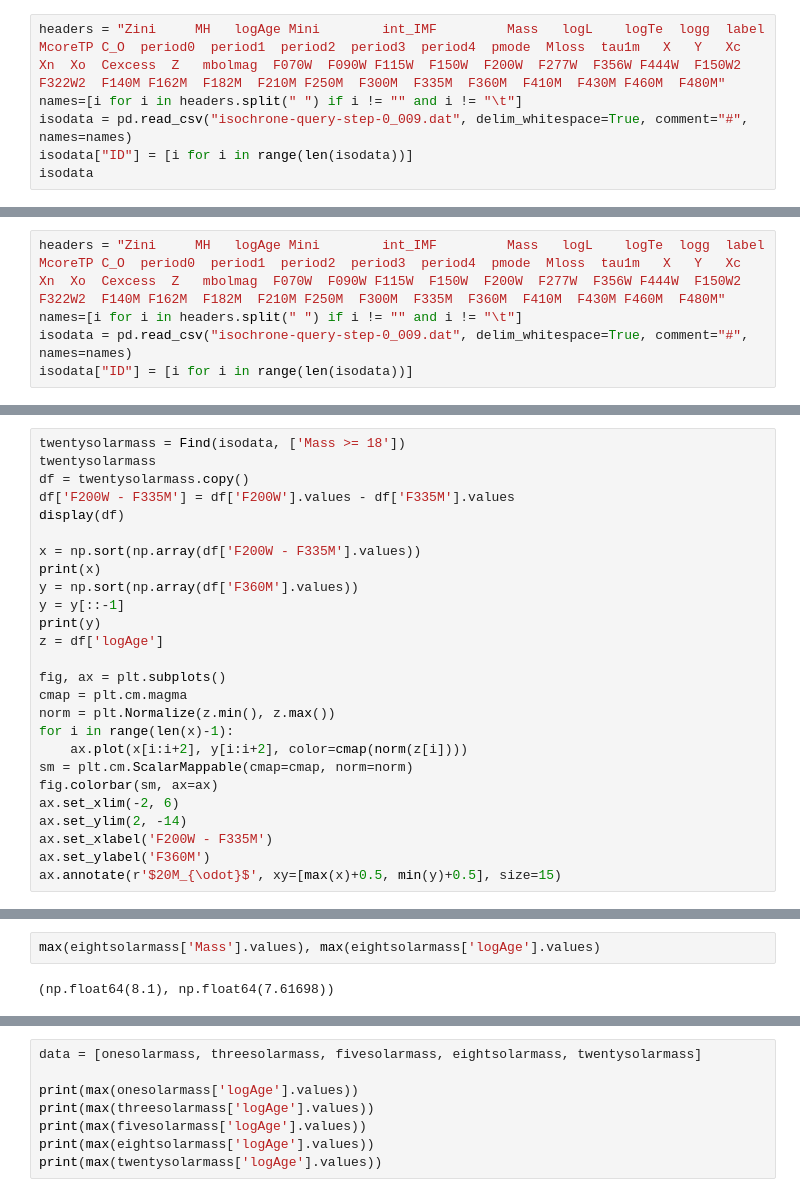
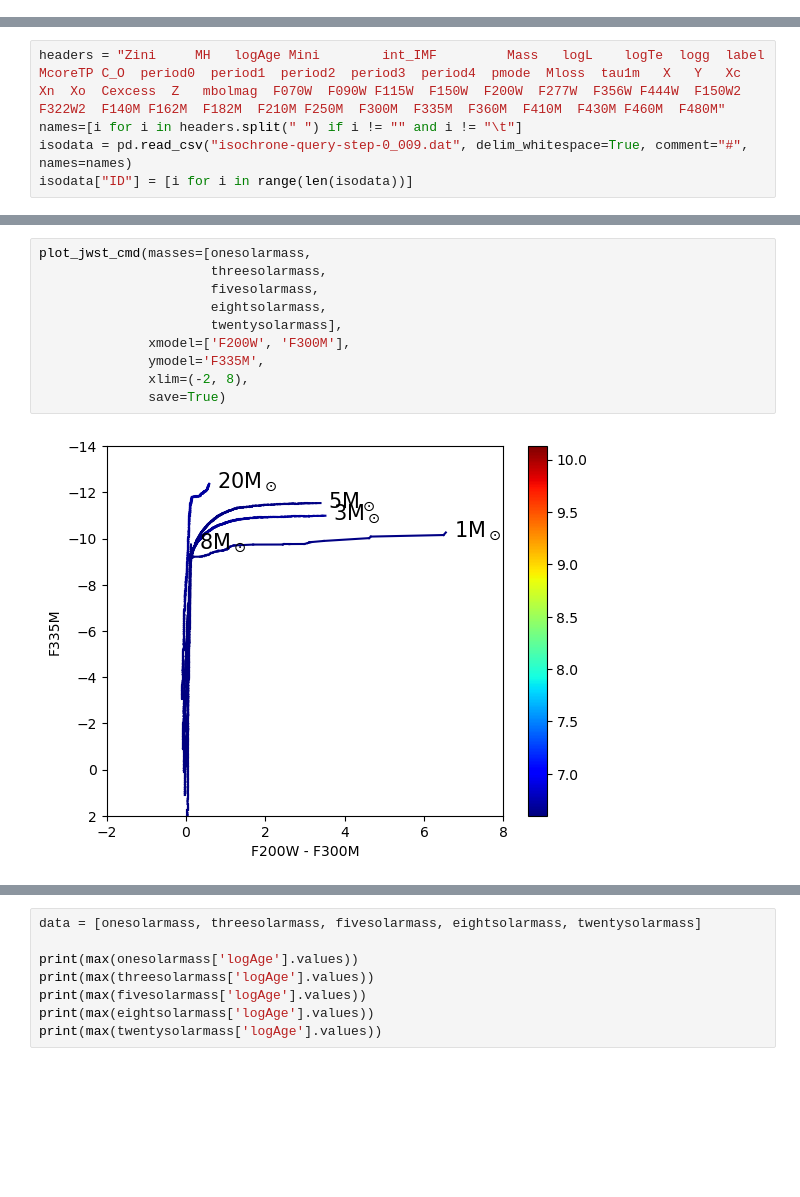
Before and after one commit to devkhullar/querx, a Jupyter notebook: models.ipynb, the cells around one changed output, grey strips where cells are left out. Drawn from its saved outputs; the diff is of its cells as text; blank space fills up the shorter version.

Commit message:
Clean up notebook and write functions for making CMD for JWST

```diff
--- a/models.ipynb
+++ b/models.ipynb
@@ -584,6 +439,0 @@ plot_cmd(masses=[solarmass5], mass_labels=[r'$5M_{\odot}$'], xmodel=['F200W', 'F
-# %%
-headers = "Zini     MH   logAge Mini        int_IMF         Mass   logL    logTe  logg  label   McoreTP C_O  period0  period1  period2  period3  period4  pmode  Mloss  tau1m   X   Y   Xc  Xn  Xo  Cexcess  Z 	 mbolmag  F070W  F090W F115W  F150W  F200W  F277W  F356W F444W  F150W2  F322W2  F140M F162M  F182M  F210M F250M  F300M  F335M  F360M  F410M  F430M F460M  F480M"
-names=[i for i in headers.split(" ") if i != "" and i != "\t"]
-isodata = pd.read_csv("isochrone-query-step-0_009.dat", delim_whitespace=True, comment="#", names=names)
-isodata["ID"] = [i for i in range(len(isodata))]
-isodata
@@ -1645,26 +705,0 @@ Text(0.18900000000000006, -9.763, '$8M_{\\odot}$')
-# %%
-twentysolarmass = Find(isodata, ['Mass >= 18'])
-twentysolarmass
-df = twentysolarmass.copy()
-df['F200W - F335M'] = df['F200W'].values - df['F335M'].values
-display(df)
-
-x = np.sort(np.array(df['F200W - F335M'].values))
-print(x)
-y = np.sort(np.array(df['F360M'].values))
-y = y[::-1]
-print(y)
-z = df['logAge']
-
-fig, ax = plt.subplots()
-cmap = plt.cm.magma
-norm = plt.Normalize(z.min(), z.max())
-for i in range(len(x)-1):
-    ax.plot(x[i:i+2], y[i:i+2], color=cmap(norm(z[i])))
-sm = plt.cm.ScalarMappable(cmap=cmap, norm=norm)
-fig.colorbar(sm, ax=ax)
-ax.set_xlim(-2, 6)
-ax.set_ylim(2, -14)
-ax.set_xlabel('F200W - F335M')
-ax.set_ylabel('F360M')
-ax.annotate(r'$20M_{\odot}$', xy=[max(x)+0.5, min(y)+0.5], size=15)
@@ -1883,4 +706,12 @@ ax.annotate(r'$20M_{\odot}$', xy=[max(x)+0.5, min(y)+0.5], size=15)
-# %%
-max(eightsolarmass['Mass'].values), max(eightsolarmass['logAge'].values)
-# %% [output]
-(np.float64(8.1), np.float64(7.61698))
+# %%
+plot_jwst_cmd(masses=[onesolarmass,
+                      threesolarmass,
+                      fivesolarmass,
+                      eightsolarmass,
+                      twentysolarmass],
+              xmodel=['F200W', 'F300M'],
+              ymodel='F335M',
+              xlim=(-2, 8),
+              save=True)
+# %% [output]
+[figure, added]
```
Also changed, not shown: parts of 58 cells of this notebook.
